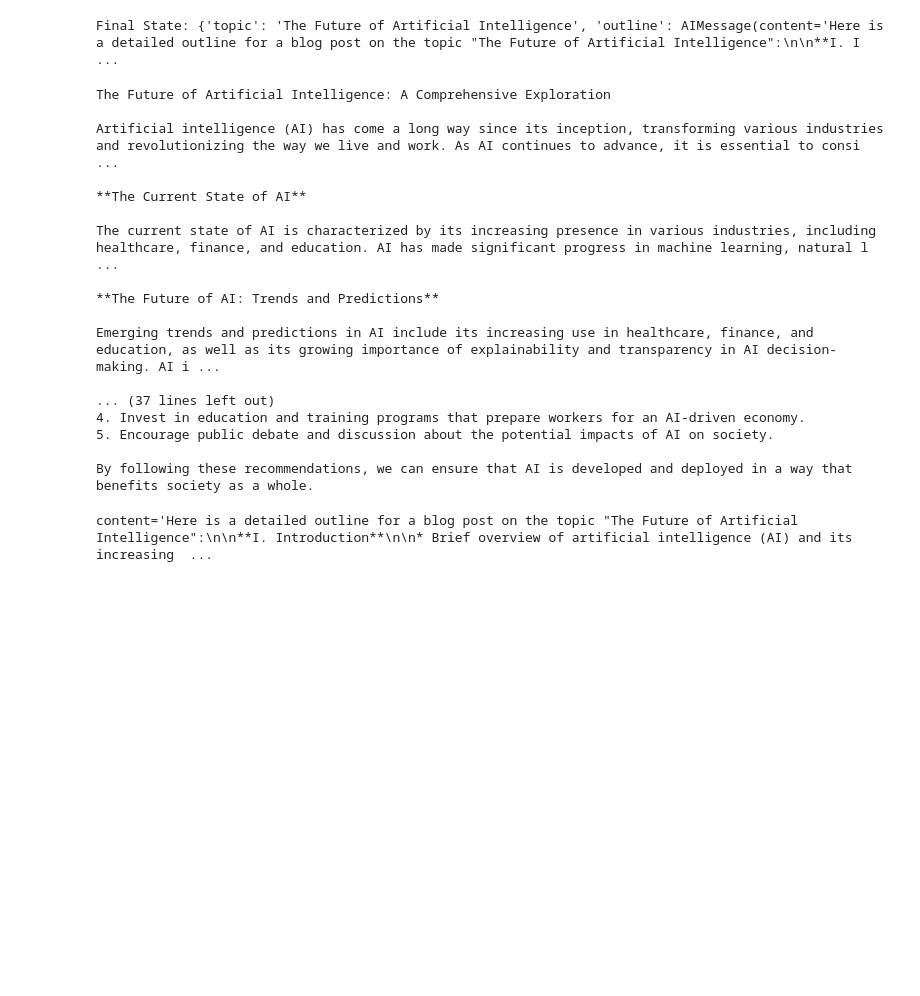
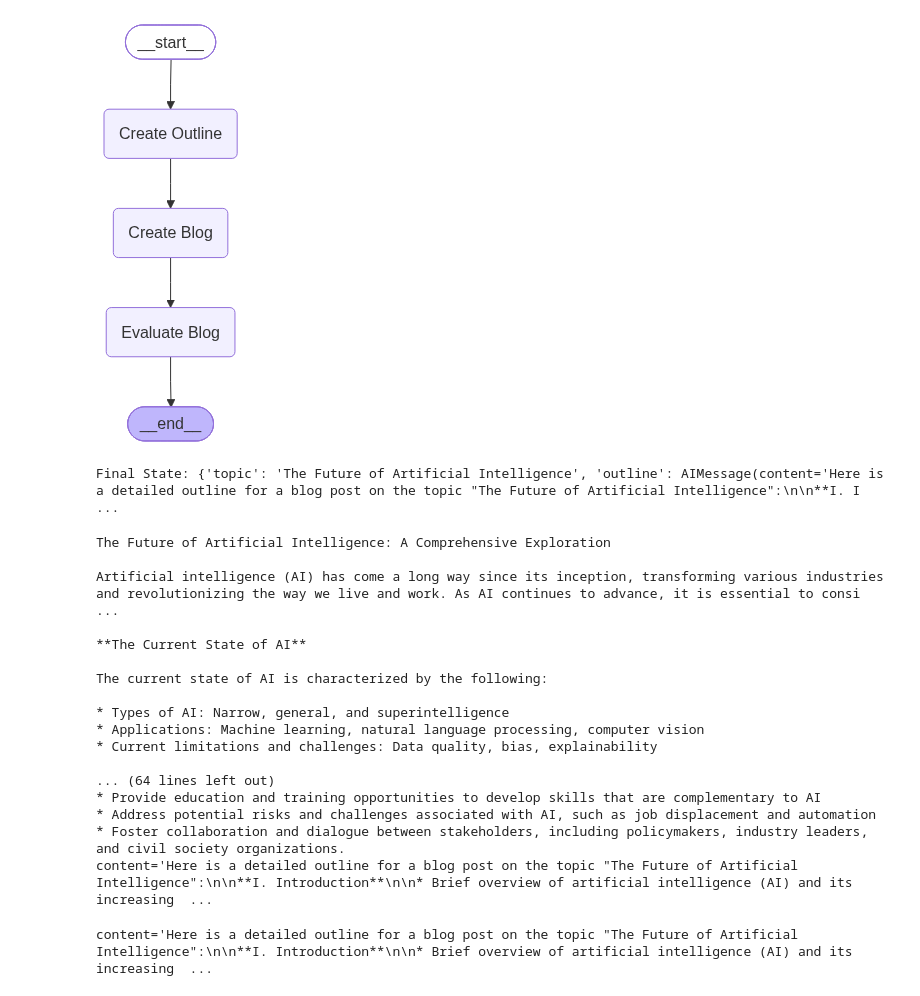
Before and after one commit to CARLOX62/Generative-AI, a Jupyter notebook: LangGraph/Prompt_chanining.ipynb, the cells around one changed output. Cells and saved outputs as stored; diff of their text form; code cells hidden in the pictures; blank space fills up the shorter version.

```diff
--- a/LangGraph/Prompt_chanining.ipynb
+++ b/LangGraph/Prompt_chanining.ipynb
@@ -12,6 +12,7 @@ class BlogState(TypedDict):
     topic: str
     outline: str
     blog_post: str
+    evaluation: str
 # %%
 def create_outline(state: BlogState) -> BlogState:
 
@@ -45,19 +46,41 @@ def create_blog(state: BlogState) -> BlogState:
     state['blog_post'] = blog_post
 
     return state
+# %%
+def evaluate_blog(state: BlogState) -> BlogState:
+
+    # Fetch blog post from the state
+    blog_post = state['blog_post']
+
+    # Call LLM to evaluate the blog post
+    prompt = f"Evaluate the following blog post for clarity, coherence, and engagement, generate a score in the range 1-10: {blog_post}"
+
+    evaluation = model.invoke(prompt).content
+
+    # Update the state with the evaluation
+    state['evaluation'] = evaluation
+
+    return state
 # %%
 graph = StateGraph(BlogState)
 
 # Nodes
 graph.add_node('Create Outline', create_outline)
 graph.add_node('Create Blog', create_blog)
+graph.add_node('Evaluate Blog', evaluate_blog)
 
 # Edges
 graph.add_edge(START, 'Create Outline')
 graph.add_edge('Create Outline', 'Create Blog')
-graph.add_edge('Create Blog', END)
+graph.add_edge('Create Blog', 'Evaluate Blog')
+graph.add_edge('Evaluate Blog', END)
 
 workflow = graph.compile()
+# %%
+from IPython.display import Image
+Image(workflow.get_graph().draw_mermaid_png())
+# %% [output]
+[figure, added]
 # %%
 initial_state = {"topic": "The Future of Artificial Intelligence"}
 final_state = workflow.invoke(initial_state)
@@ -66,6 +89,7 @@ print(f"Final State: {final_state}")
 Final State: {'topic': 'The Future of Artificial Intelligence', 'outline': AIMessage(content='Here is a detailed outline for a blog post on the topic "The Future of Artificial Intelligence":\n\n**I. I ...
 # %%
 print(final_state['blog_post'])
+print(final_state['outline'])
 # %% [output]
 The Future of Artificial Intelligence: A Comprehensive Exploration
 
@@ -73,17 +97,17 @@ Artificial intelligence (AI) has come a long way since its inception, transformi
 
 **The Current State of AI**
 
-The current state of AI is characterized by its increasing presence in various industries, including healthcare, finance, and education. AI has made significant progress in machine learning, natural l ...
+The current state of AI is characterized by the following:
 
-**The Future of AI: Trends and Predictions**
+* Types of AI: Narrow, general, and superintelligence
+* Applications: Machine learning, natural language processing, computer vision
+* Current limitations and challenges: Data quality, bias, explainability
 
-Emerging trends and predictions in AI include its increasing use in healthcare, finance, and education, as well as its growing importance of explainability and transparency in AI decision-making. AI i ...
-
-... (37 lines left out)
-4. Invest in education and training programs that prepare workers for an AI-driven economy.
-5. Encourage public debate and discussion about the potential impacts of AI on society.
-
-By following these recommendations, we can ensure that AI is developed and deployed in a way that benefits society as a whole.
+... (64 lines left out)
+* Provide education and training opportunities to develop skills that are complementary to AI
+* Address potential risks and challenges associated with AI, such as job displacement and automation
+* Foster collaboration and dialogue between stakeholders, including policymakers, industry leaders, and civil society organizations.
+content='Here is a detailed outline for a blog post on the topic "The Future of Artificial Intelligence":\n\n**I. Introduction**\n\n* Brief overview of artificial intelligence (AI) and its increasing  ...
 # %%
 print(final_state['outline'])
 # %% [output]
```
Also changed, not shown: parts of 1 cell of this notebook.
